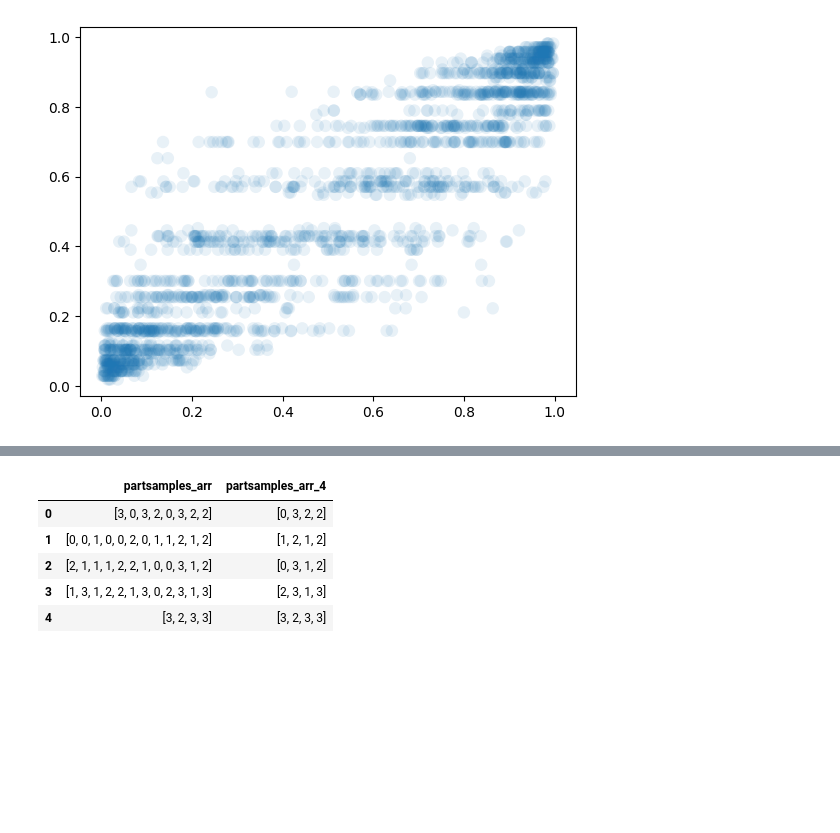
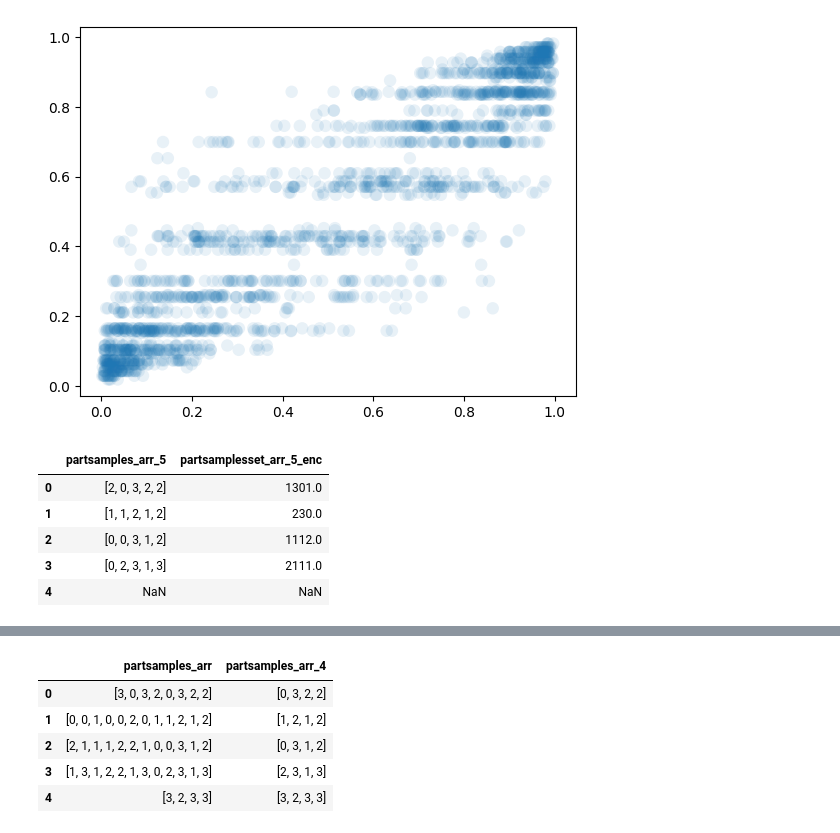
Before and after one commit to jacobaparker/Copy_Murphy2021, a Jupyter notebook: behavioral_data_example.ipynb, the cells around one changed output, grey strips where cells are left out. Cells and saved outputs as stored; diff of their text form; code cells hidden in the pictures; blank space fills up the shorter version.

```diff
--- a/behavioral_data_example.ipynb
+++ b/behavioral_data_example.ipynb
@@ -1271,6 +1271,13 @@ plt.scatter(trials_df['post_prob_pos'], trials_df['post_prob_pos_partsamples5set
 [figure]
 # %%
 trials_df["partsamplesset_arr_5_enc"] = trials_df["partsamples_arr_5"].apply(
-    lambda arr: int(np.sum(10**np.arange(len(arr)-1,-1,-1) * np.asarray(arr))) if isinstance(arr, (list, np.ndarray)) else np.nan
+    lambda arr: np.sum(10**np.array(arr)) if isinstance(arr, (list, np.ndarray)) else np.nan
 )
 trials_df[["partsamples_arr_5", "partsamplesset_arr_5_enc"]].head()
+# %% [output]
+|  | partsamples_arr_5 | partsamplesset_arr_5_enc |
+| 0 | [2, 0, 3, 2, 2] | 1301.0 |
+| 1 | [1, 1, 2, 1, 2] | 230.0 |
+| 2 | [0, 0, 3, 1, 2] | 1112.0 |
+| 3 | [0, 2, 3, 1, 3] | 2111.0 |
+| 4 | NaN | NaN |
```
Also changed, not shown: parts of 1 cell of this notebook, 3 other files.
